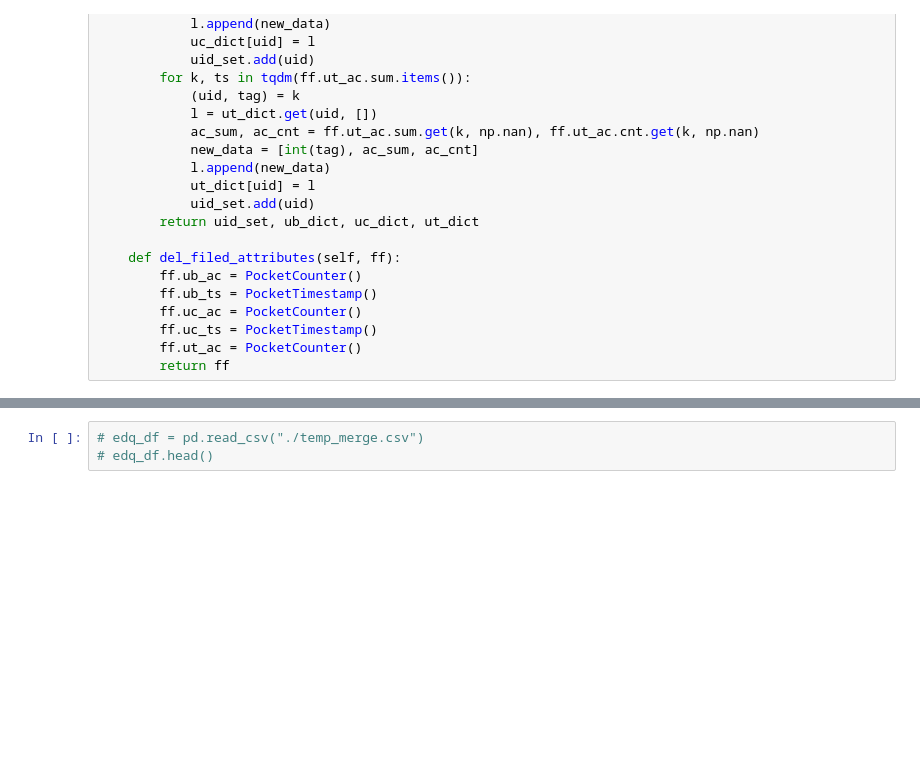
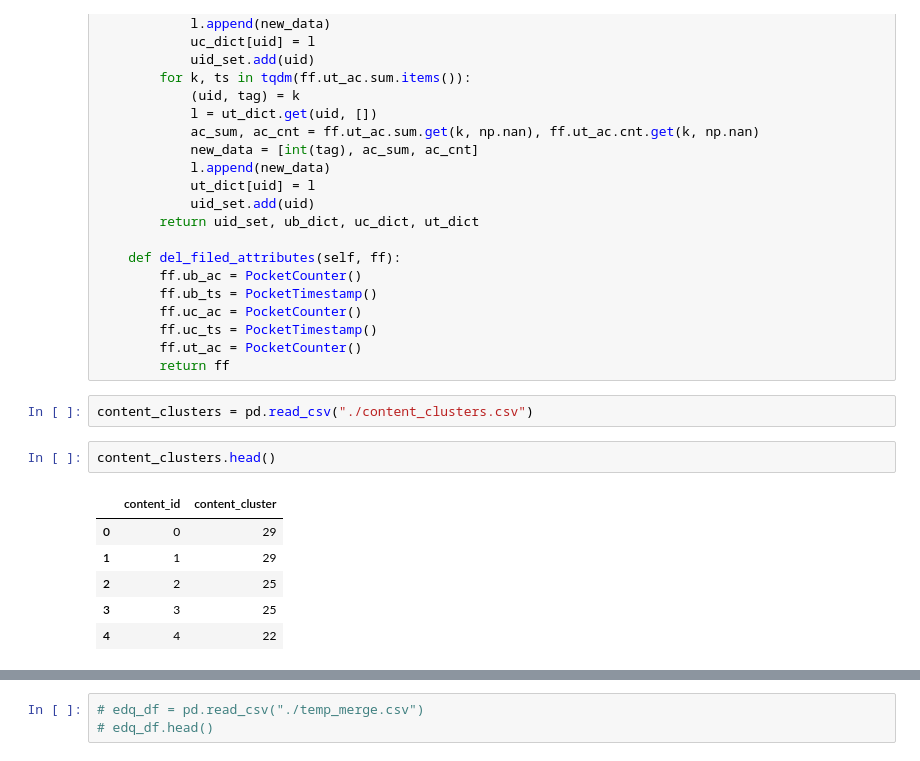
Before and after one commit to backonhighway/gm_riiid, a Jupyter notebook: classed-test_feats.ipynb, the cells around one changed output, grey strips where cells are left out. Saved outputs shown, nothing was run; the diff lists cells and outputs as text; blank space fills up the shorter version.

```diff
--- a/classed-test_feats.ipynb
+++ b/classed-test_feats.ipynb
@@ -737,4 +598,15 @@ class PocketFFUtil():
         ff.uc_ts = PocketTimestamp()
         ff.ut_ac = PocketCounter()
         return ff
+# %%
+content_clusters = pd.read_csv("./content_clusters.csv")
+# %%
+content_clusters.head()
+# %% [output]
+|  | content_id | content_cluster |
+| 0 | 0 | 29 |
+| 1 | 1 | 29 |
+| 2 | 2 | 25 |
+| 3 | 3 | 25 |
+| 4 | 4 | 22 |
 # %%
```
Also changed, not shown: parts of 58 cells of this notebook, 5 other files.
